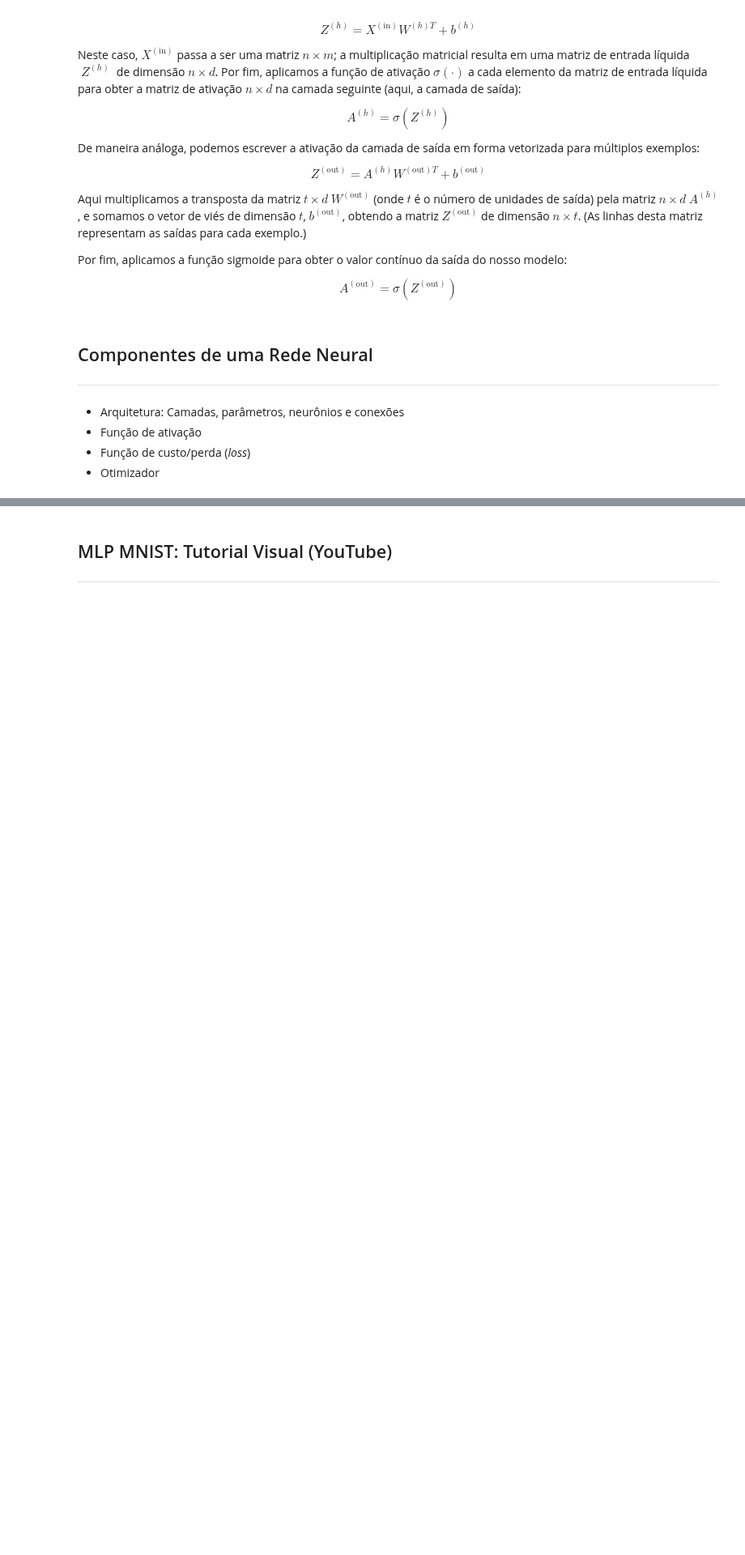
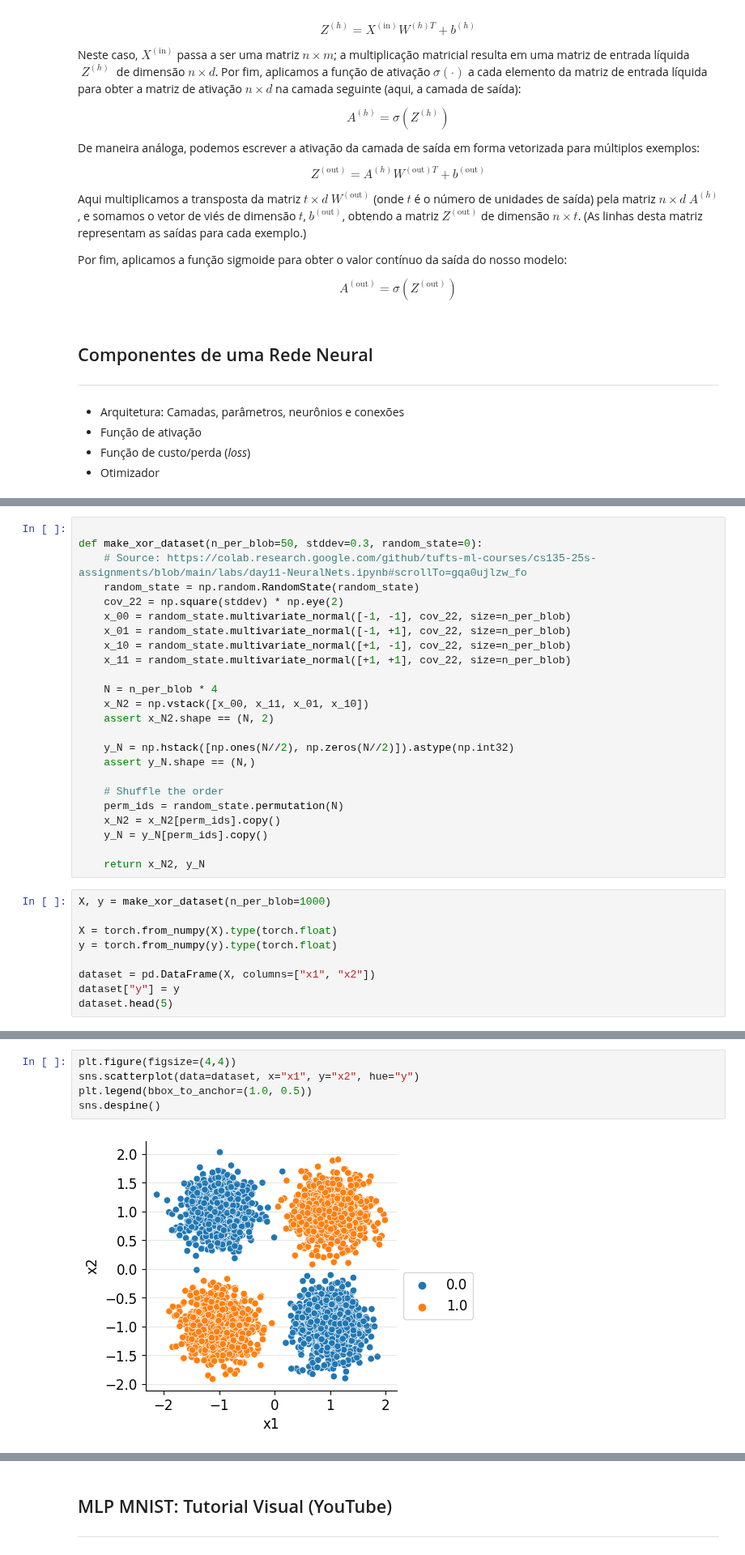
Before and after one commit to denmartins/denmartins.github.io, a Jupyter notebook: files/lectures/2025/VC/VC-Redes-Neurais-MNIST-Notebook.ipynb, the cells around one changed output, grey strips where cells are left out. Shown at 81% size. Drawn from its saved outputs; the diff is of its cells as text; blank space fills up the shorter version.

```diff
--- a/files/lectures/2025/VC/VC-Redes-Neurais-MNIST-Notebook.ipynb
+++ b/files/lectures/2025/VC/VC-Redes-Neurais-MNIST-Notebook.ipynb
@@ -571,0 +597,33 @@ Vamos construir e treinar uma MLP para classificar imagens de dígitos escritos
+# %%
+
+def make_xor_dataset(n_per_blob=50, stddev=0.3, random_state=0):
+    # Source: https://colab.research.google.com/github/tufts-ml-courses/cs135-25s-assignments/blob/main/labs/day11-NeuralNets.ipynb#scrollTo=gqa0ujlzw_fo
+    random_state = np.random.RandomState(random_state)
+    cov_22 = np.square(stddev) * np.eye(2)
+    x_00 = random_state.multivariate_normal([-1, -1], cov_22, size=n_per_blob)
+    x_01 = random_state.multivariate_normal([-1, +1], cov_22, size=n_per_blob)
+    x_10 = random_state.multivariate_normal([+1, -1], cov_22, size=n_per_blob)
+    x_11 = random_state.multivariate_normal([+1, +1], cov_22, size=n_per_blob)
+
+    N = n_per_blob * 4
+    x_N2 = np.vstack([x_00, x_11, x_01, x_10])
+    assert x_N2.shape == (N, 2)
+
+    y_N = np.hstack([np.ones(N//2), np.zeros(N//2)]).astype(np.int32)
+    assert y_N.shape == (N,)
+
+    # Shuffle the order
+    perm_ids = random_state.permutation(N)
+    x_N2 = x_N2[perm_ids].copy()
+    y_N = y_N[perm_ids].copy()
+
+    return x_N2, y_N
+# %%
+X, y = make_xor_dataset(n_per_blob=1000)
+
+X = torch.from_numpy(X).type(torch.float)
+y = torch.from_numpy(y).type(torch.float)
+
+dataset = pd.DataFrame(X, columns=["x1", "x2"])
+dataset["y"] = y
+dataset.head(5)
@@ -571,0 +637,7 @@ Vamos construir e treinar uma MLP para classificar imagens de dígitos escritos
+# %%
+plt.figure(figsize=(4,4))
+sns.scatterplot(data=dataset, x="x1", y="x2", hue="y")
+plt.legend(bbox_to_anchor=(1.0, 0.5))
+sns.despine()
+# %% [output]
+[figure, added]
```
Also changed, not shown: parts of 29 cells of this notebook, 1 other file.
